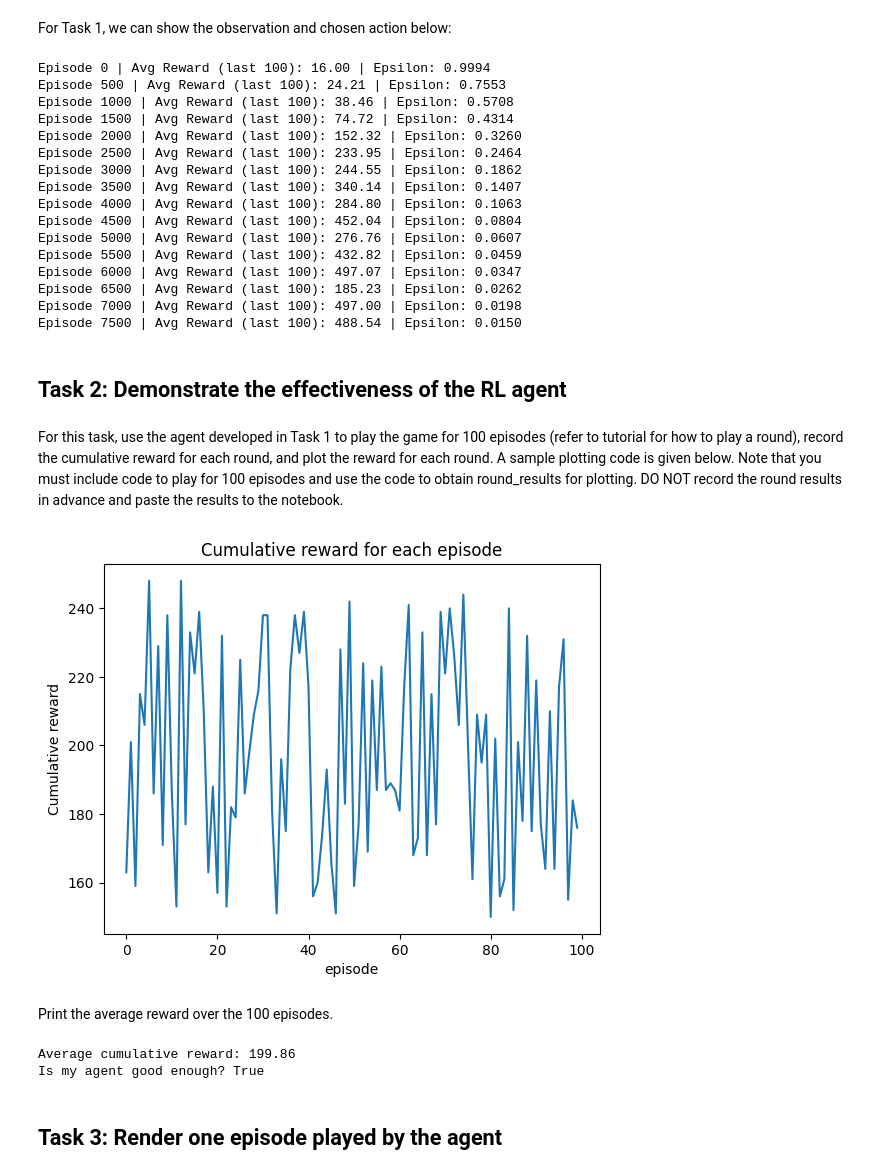
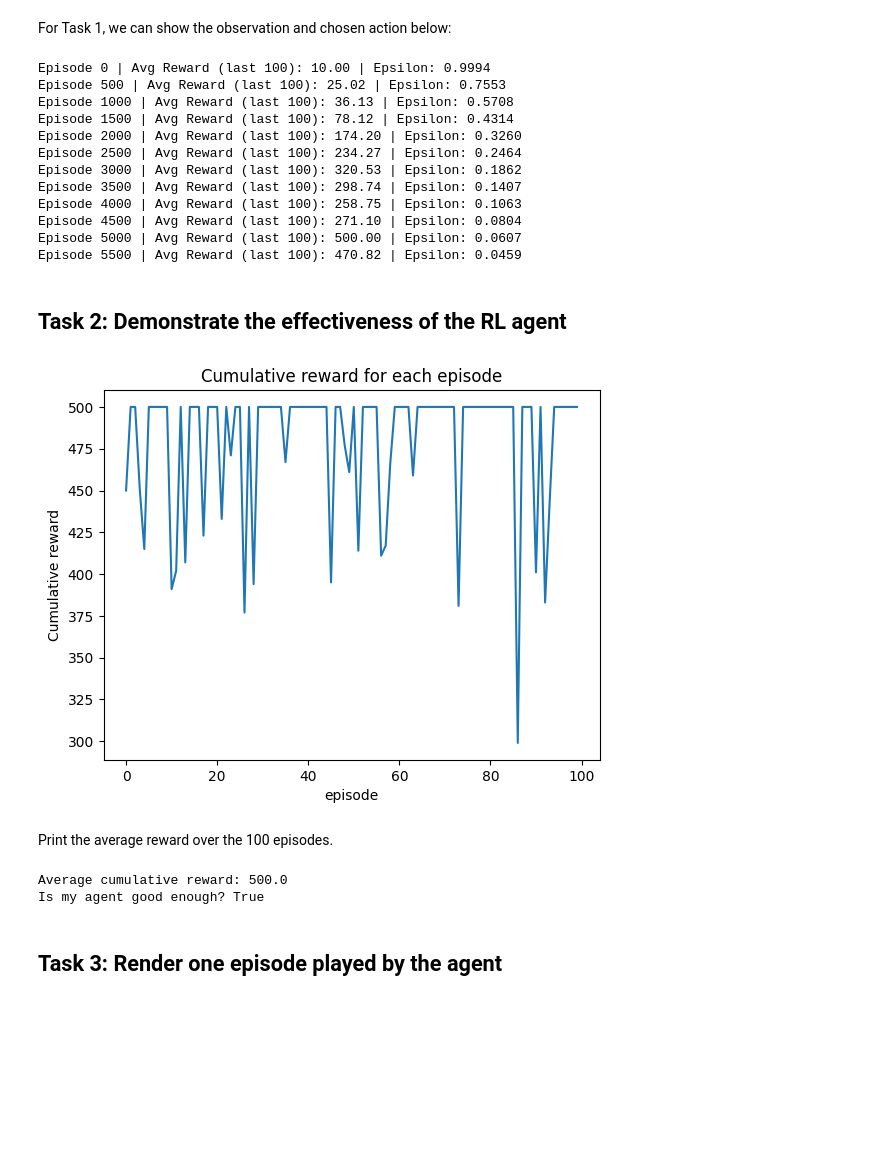
Before and after one commit to enjiaaaa/SC3000_team5, a Jupyter notebook: cartpole copy.ipynb, the cells around one changed output. Saved outputs shown, nothing was run; the diff lists cells and outputs as text; code cells hidden in the pictures; blank space fills up the shorter version.

```diff
--- a/cartpole copy.ipynb
+++ b/cartpole copy.ipynb
@@ -123,20 +123,15 @@ actionSpaceBox([-4.8               -inf -0.41887903        -inf], [4.8
 # %%
 def get_discrete_state(state):
     clipped = np.clip(state, lower_bounds, upper_bounds)
-    discrete = ((clipped - lower_bounds) / bin_sizes).astype(int)
-    discrete = np.clip(discrete, 0, np.array(bins) - 1)  # prevent overflow
+    discrete = ((clipped - lower_bounds) / bin_sizes)
+    discrete = np.clip(discrete, 0, np.array(bins) - 1).astype(int) # prevent overflow
     return tuple(discrete)
 # %% [markdown]
 For Task 1, we can show the observation and chosen action below:
 # %%
 rewards_per_episode = []
 # %%
-# terminated = False
-# truncated = False
-
-# while not (terminated or truncated):
-#     observation, reward, terminated, truncated, info = env.step(0)
-#     cumulative_reward += reward
+env = gymnasium.make("CartPole-v1")
 
 for episode in range(EPISODES):
     state, _ = env.reset()
@@ -180,43 +175,65 @@ for episode in range(EPISODES):
         avg = np.mean(rewards_per_episode[-100:])
         print(f"Episode {episode} | Avg Reward (last 100): {avg:.2f} | Epsilon: {epsilon:.4f}")
 # %% [output]
-Episode 0 | Avg Reward (last 100): 16.00 | Epsilon: 0.9994
-Episode 500 | Avg Reward (last 100): 24.21 | Epsilon: 0.7553
-Episode 1000 | Avg Reward (last 100): 38.46 | Epsilon: 0.5708
-Episode 1500 | Avg Reward (last 100): 74.72 | Epsilon: 0.4314
-Episode 2000 | Avg Reward (last 100): 152.32 | Epsilon: 0.3260
-Episode 2500 | Avg Reward (last 100): 233.95 | Epsilon: 0.2464
-Episode 3000 | Avg Reward (last 100): 244.55 | Epsilon: 0.1862
-Episode 3500 | Avg Reward (last 100): 340.14 | Epsilon: 0.1407
-Episode 4000 | Avg Reward (last 100): 284.80 | Epsilon: 0.1063
-Episode 4500 | Avg Reward (last 100): 452.04 | Epsilon: 0.0804
-Episode 5000 | Avg Reward (last 100): 276.76 | Epsilon: 0.0607
-Episode 5500 | Avg Reward (last 100): 432.82 | Epsilon: 0.0459
-Episode 6000 | Avg Reward (last 100): 497.07 | Epsilon: 0.0347
-Episode 6500 | Avg Reward (last 100): 185.23 | Epsilon: 0.0262
-Episode 7000 | Avg Reward (last 100): 497.00 | Epsilon: 0.0198
-Episode 7500 | Avg Reward (last 100): 488.54 | Epsilon: 0.0150
+Episode 0 | Avg Reward (last 100): 10.00 | Epsilon: 0.9994
+Episode 500 | Avg Reward (last 100): 25.02 | Epsilon: 0.7553
+Episode 1000 | Avg Reward (last 100): 36.13 | Epsilon: 0.5708
+Episode 1500 | Avg Reward (last 100): 78.12 | Epsilon: 0.4314
+Episode 2000 | Avg Reward (last 100): 174.20 | Epsilon: 0.3260
+Episode 2500 | Avg Reward (last 100): 234.27 | Epsilon: 0.2464
+Episode 3000 | Avg Reward (last 100): 320.53 | Epsilon: 0.1862
+Episode 3500 | Avg Reward (last 100): 298.74 | Epsilon: 0.1407
+Episode 4000 | Avg Reward (last 100): 258.75 | Epsilon: 0.1063
+Episode 4500 | Avg Reward (last 100): 271.10 | Epsilon: 0.0804
+Episode 5000 | Avg Reward (last 100): 500.00 | Epsilon: 0.0607
+Episode 5500 | Avg Reward (last 100): 470.82 | Epsilon: 0.0459
+# %%
+def Reinforcement_Learning_agent(state):
+    discrete_state=get_discrete_state(state)
+    action = np.argmax(q_table[discrete_state])
+    return action
 # %% [markdown]
 ## Task 2: Demonstrate the effectiveness of the RL agent
-# %% [markdown]
-For this task, use the agent developed in Task 1 to play the game for 100 episodes (refer to tutorial for how to play a round), record the cumulative reward for each round, and plot the reward for each round. A sample plotting code is given below. Note that you must include code to play for 100 episodes and use the code to obtain round_results for plotting. DO NOT record the round results in advance and paste the results to the notebook.
+# %%
+env = gymnasium.make("CartPole-v1")
+test_episodes=100
+episode_results = []
+cumulative_reward_results = int(0)
+for test_episode in range(test_episodes):
+    observation, info = env.reset()
+    state = observation
+
+    cumulative_reward = 0
+    terminated = False
+    truncated = False
+
+    while not (terminated or truncated):
+        action = Reinforcement_Learning_agent(state)
+
+        next_state, reward, terminated, truncated, info = env.step(action)
+        state = next_state
+        cumulative_reward += reward
+        cumulative_reward_results+=reward
+        #env.render()
+    episode_results.append(cumulative_reward)
+  #print("Cumulative reward for this round:", cumulative_reward)
 # %%
-episode_results = np.random.randint(150, 250, size=100)
+# episode_results = np.random.randint(150, 250, size=100)
 plt.plot(episode_results)
 
 plt.title('Cumulative reward for each episode')
 plt.ylabel('Cumulative reward')
 plt.xlabel('episode')
 plt.show()
 # %% [output]
-[figure, old version]
+[figure, new version]
 # %% [markdown]
 Print the average reward over the 100 episodes.
 # %%
-print("Average cumulative reward:", episode_results.mean())
-print("Is my agent good enough?", episode_results.mean() > 195)
+print("Average cumulative reward:", np.mean(episode_results))
+print("Is my agent good enough?", np.mean(episode_results) > 195)
 # %% [output]
-Average cumulative reward: 199.86
+Average cumulative reward: 500.0
 Is my agent good enough? True
 # %% [markdown]
 ## Task 3: Render one episode played by the agent
```
Also changed, not shown: parts of 6 cells of this notebook, 1 other file.
